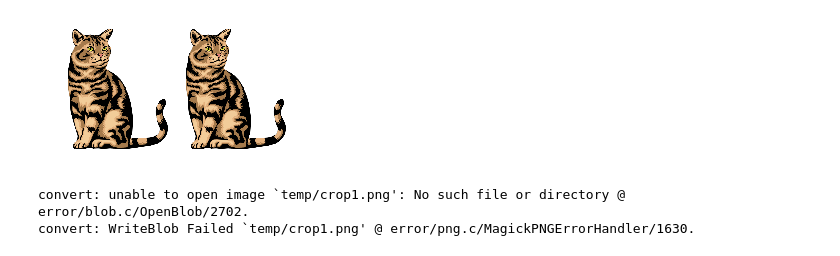
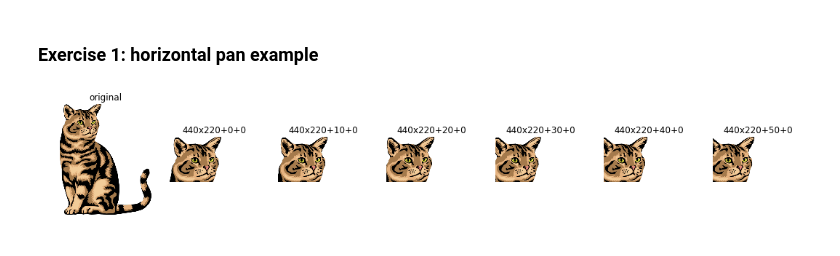
Before and after one commit to vusd/mddn441-2016, a Jupyter notebook: magick.ipynb, the cells around one changed output. Drawn from its saved outputs; the diff is of its cells as text; code cells hidden in the pictures.

Commit message:
example effects in magick notebook

```diff
--- a/magick.ipynb
+++ b/magick.ipynb
@@ -48,11 +55,20 @@ def show_versions(images, captions=None):
-# %%
-show_versions([input_file, input_file])
-# %% [output]
-[figure, removed]
-# %%
-temp_file = "temp/crop1.png"
-command = "convert {} -crop 440x220+0+0 {}".format(input_file, temp_file)
-!{command}
-# %% [output]
-convert: unable to open image `temp/crop1.png': No such file or directory @ error/blob.c/OpenBlob/2702.
-convert: WriteBlob Failed `temp/crop1.png' @ error/png.c/MagickPNGErrorHandler/1630.
+# %% [markdown]
+### Exercise 1: horizontal pan example
+# %%
+reset_directories()
+
+images = [input_file]
+commands = ["original"]
+for i in range(6):
+    temp_file = "temp/file_{:03}.png".format(i)
+    offset_x = i * 10
+    offset_y = 0
+    crop_area = "440x220+{}+{}".format(offset_x, offset_y)
+    cur_command = "convert {} -crop {} {}".format(input_file, crop_area, temp_file)
+    images.append(temp_file)
+    commands.append(crop_area)
+    os.system(cur_command)
+
+show_versions(images, commands)
+# %% [output]
+[figure, added]
```
Also changed, not shown: parts of 9 cells of this notebook.
